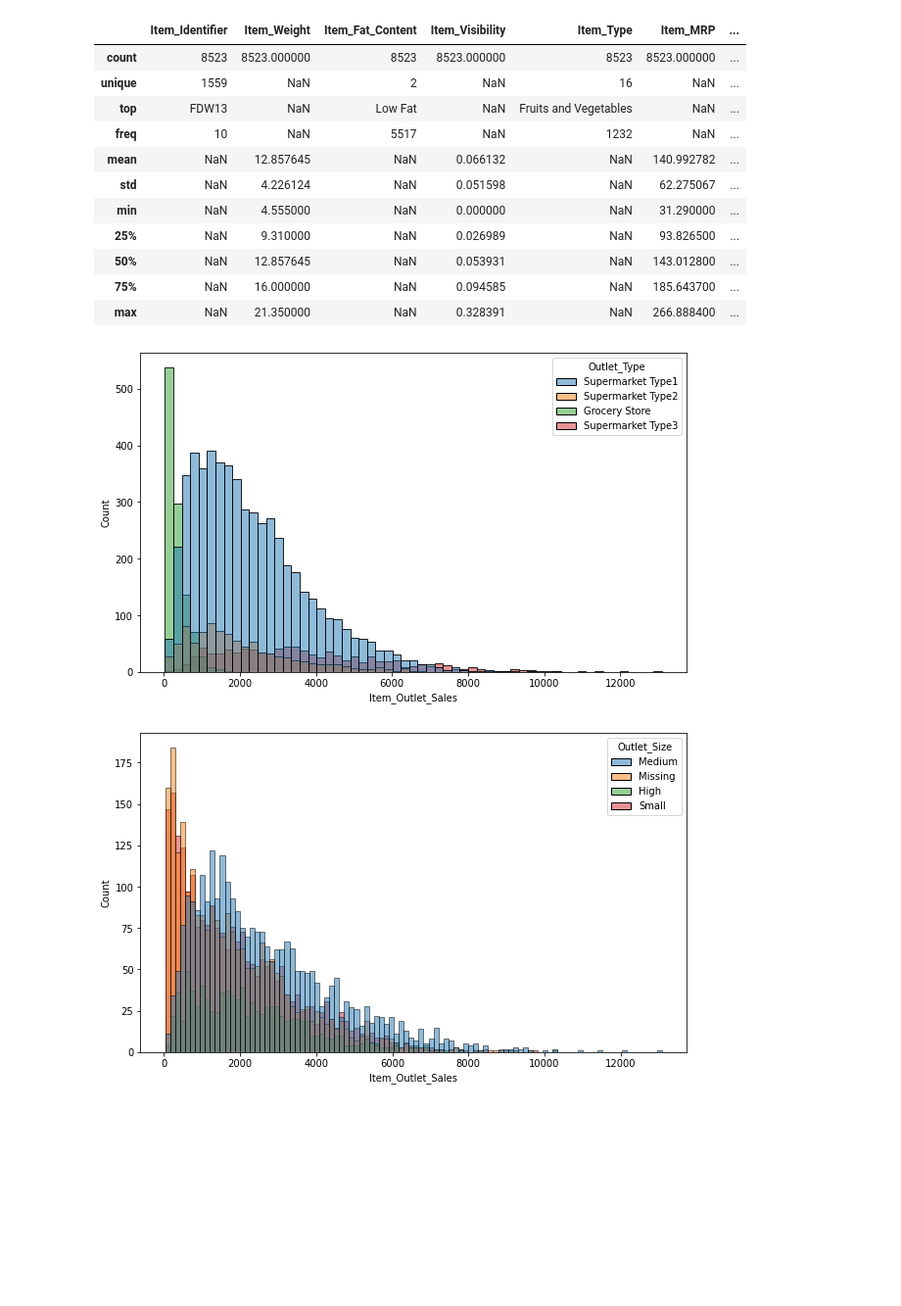
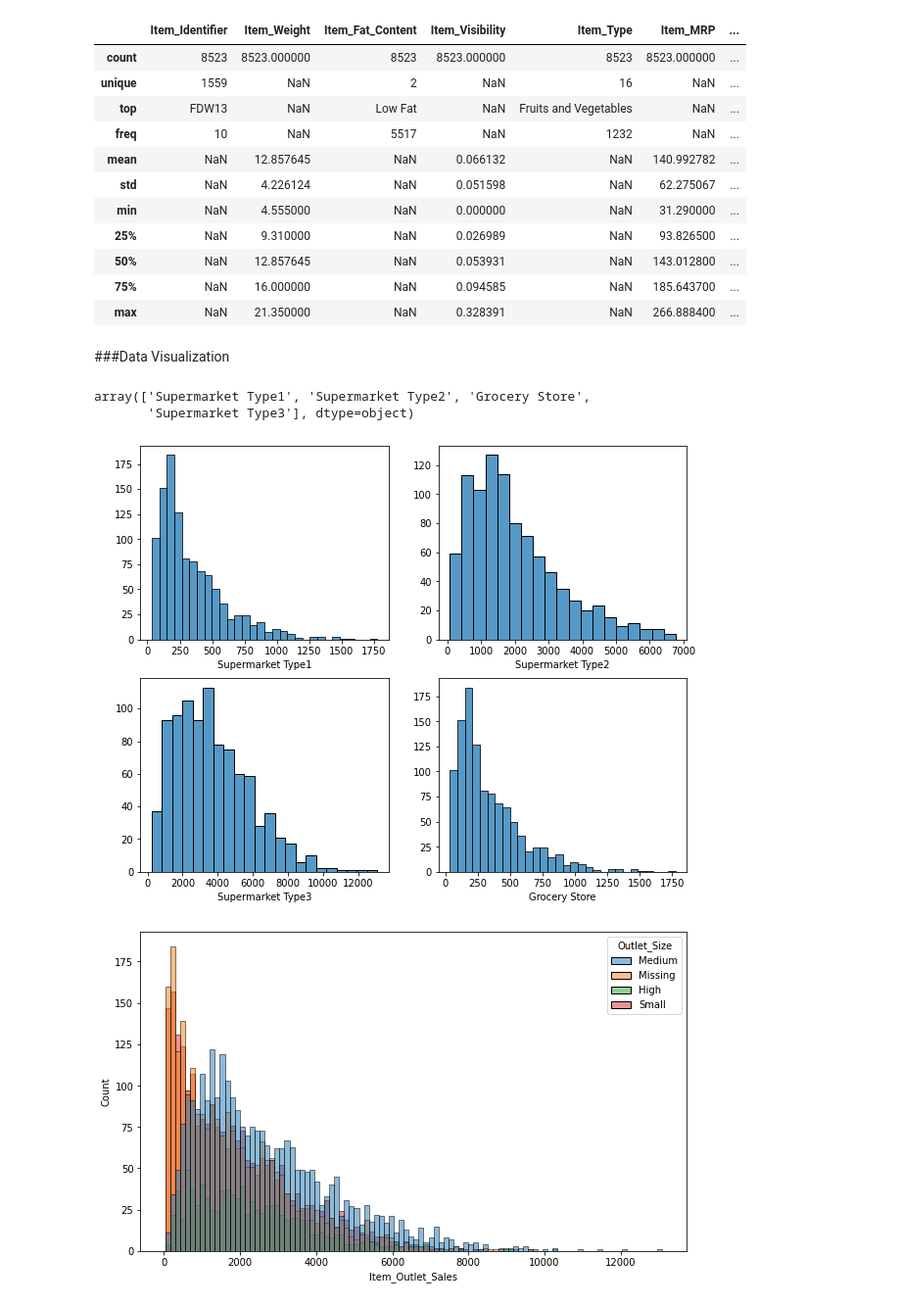
Before and after one commit to PaulaNegrete/Sales-Predictions, a Jupyter notebook: Sales_predictions.ipynb, the cells around one changed output. Shown: that part at 98% size. Saved outputs shown, nothing was run; the diff lists cells and outputs as text; code cells hidden in the pictures; blank space fills up the shorter version.

```diff
--- a/Sales_predictions.ipynb
+++ b/Sales_predictions.ipynb
@@ -17,0 +35,4 @@ df.head()
+# %%
+filename = "/sales_predictions.csv"
+df = pd.read_csv(filename)
+df.head()
@@ -141,11 +169,46 @@ df.describe(include='all')
 | 50% | NaN | 12.857645 | NaN | 0.053931 | NaN | 143.012800 | ... |
 | 75% | NaN | 16.000000 | NaN | 0.094585 | NaN | 185.643700 | ... |
 | max | NaN | 21.350000 | NaN | 0.328391 | NaN | 266.888400 | ... |
-# %%
-plt.figure(figsize=(10, 6))
-sns.histplot(data=df, x="Item_Outlet_Sales",hue = 'Outlet_Type');
-# %% [output]
-[figure, removed]
+# %% [markdown]
+###Data Visualization
+# %%
+df['Outlet_Type'].unique()
+# %% [output]
+array(['Supermarket Type1', 'Supermarket Type2', 'Grocery Store',
+       'Supermarket Type3'], dtype=object)
+# %%
+S1 = df['Outlet_Type'] == 'Supermarket Type1'
+S2 = df['Outlet_Type'] == 'Supermarket Type2'
+S3 = df['Outlet_Type'] == 'Supermarket Type3'
+GS = S1 = df['Outlet_Type'] == 'Grocery Store'
+dfS1 = df.loc[S1,:]
+dfS2 = df.loc[S2,:]
+dfS3 = df.loc[S3,:]
+dfGS = df.loc[GS,:]
+# %%
+plt.figure(figsize=(10, 8))
+
+plt.subplot(2, 2, 1);
+sns.histplot(data=dfS1, x="Item_Outlet_Sales")
+plt.xlabel('Supermarket Type1')
+plt.ylabel(' ');
+
+plt.subplot(2, 2, 2);
+sns.histplot(data=dfS2, x="Item_Outlet_Sales")
+plt.xlabel('Supermarket Type2')
+plt.ylabel(' ');
+
+plt.subplot(2, 2, 3);
+sns.histplot(data=dfS3, x="Item_Outlet_Sales")
+plt.xlabel('Supermarket Type3')
+plt.ylabel(' ');
+
+plt.subplot(2, 2, 4);
+sns.histplot(data=dfGS, x="Item_Outlet_Sales")
+plt.xlabel('Grocery Store')
+plt.ylabel(' ');
+# %% [output]
+[figure, added]
 # %%
 plt.figure(figsize=(10, 6))
 sns.histplot(data=df, x="Item_Outlet_Sales",hue = 'Outlet_Size', bins = 100);
```
Also changed, not shown: parts of 7 cells of this notebook.
